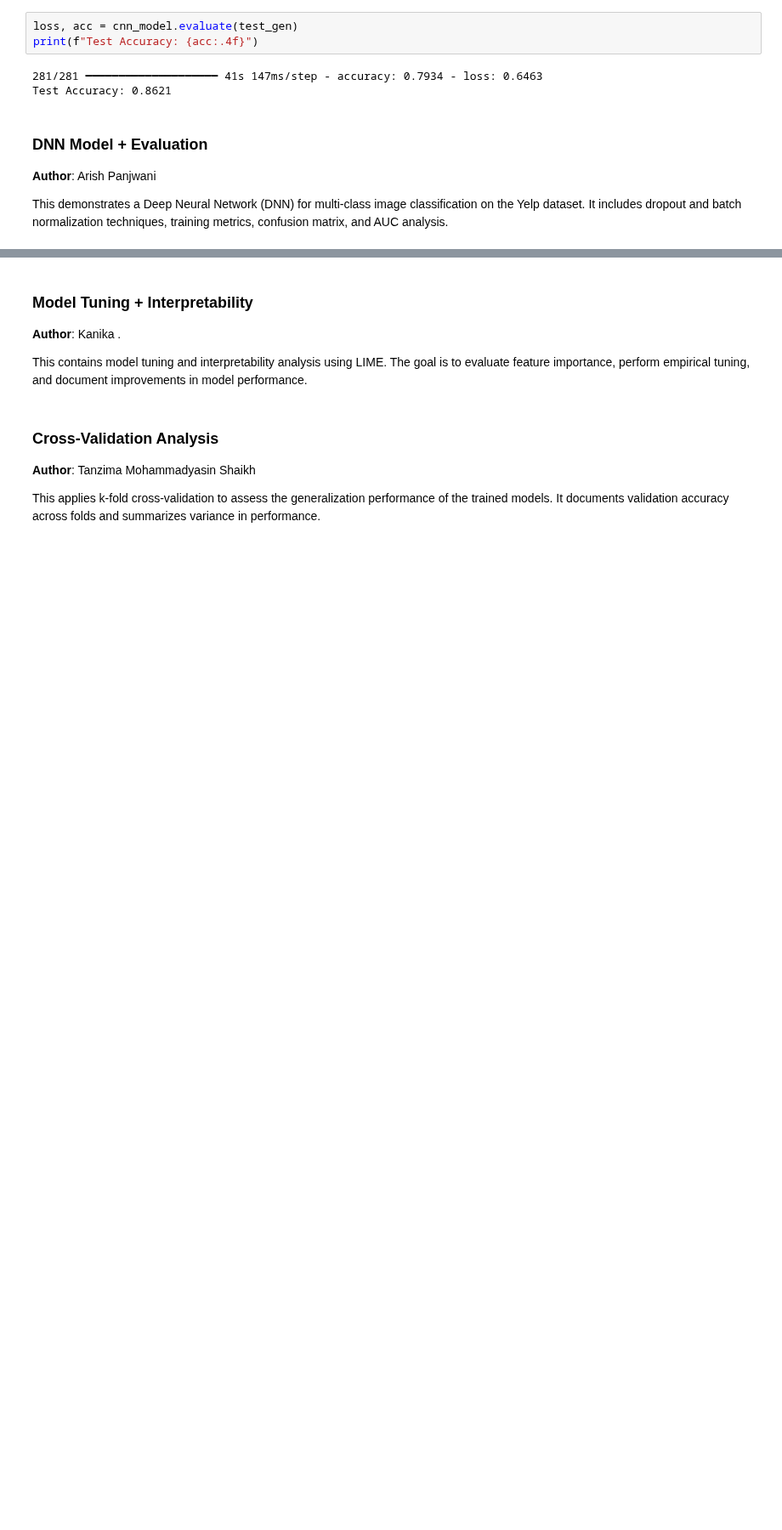
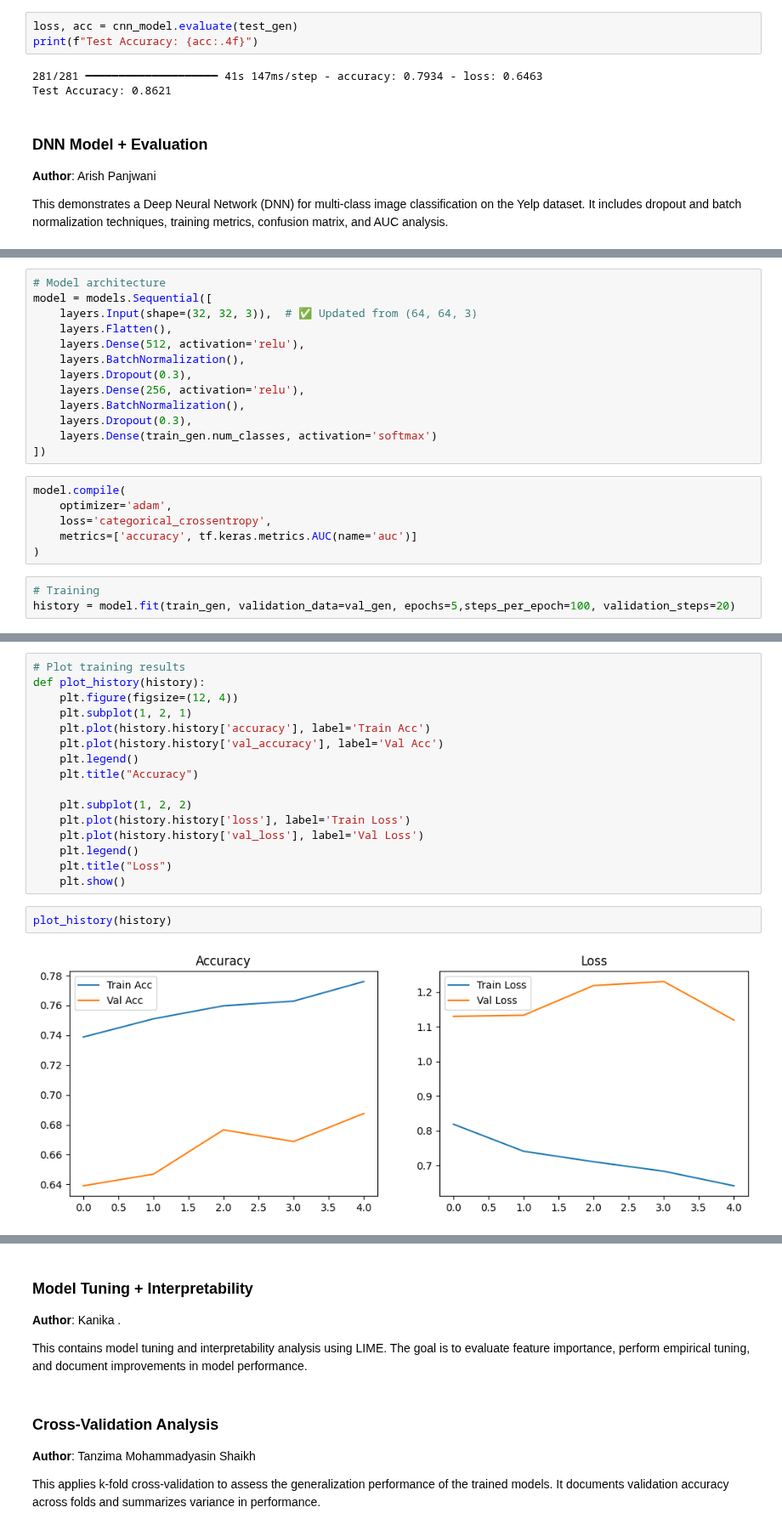
Before and after one commit to LCIT-AISC-T3-S25/Group3, a Jupyter notebook: AISC2008_Assignment1_Group3.ipynb, the cells around one changed output, grey strips where cells are left out. Shown at 85% size. Drawn from its saved outputs; the diff is of its cells as text; blank space fills up the shorter version.

Commit message:
DNN Model code with plotting and confusion matrix added

```diff
--- a/AISC2008_Assignment1_Group3.ipynb
+++ b/AISC2008_Assignment1_Group3.ipynb
@@ -1518,0 +1544,22 @@ This demonstrates a Deep Neural Network (DNN) for multi-class image classificati
+# %%
+# Model architecture
+model = models.Sequential([
+    layers.Input(shape=(32, 32, 3)),  # ✅ Updated from (64, 64, 3)
+    layers.Flatten(),
+    layers.Dense(512, activation='relu'),
+    layers.BatchNormalization(),
+    layers.Dropout(0.3),
+    layers.Dense(256, activation='relu'),
+    layers.BatchNormalization(),
+    layers.Dropout(0.3),
+    layers.Dense(train_gen.num_classes, activation='softmax')
+])
+# %%
+model.compile(
+    optimizer='adam',
+    loss='categorical_crossentropy',
+    metrics=['accuracy', tf.keras.metrics.AUC(name='auc')]
+)
+# %%
+# Training
+history = model.fit(train_gen, validation_data=val_gen, epochs=5,steps_per_epoch=100, validation_steps=20)
@@ -1518,0 +1577,20 @@ This demonstrates a Deep Neural Network (DNN) for multi-class image classificati
+# %%
+# Plot training results
+def plot_history(history):
+    plt.figure(figsize=(12, 4))
+    plt.subplot(1, 2, 1)
+    plt.plot(history.history['accuracy'], label='Train Acc')
+    plt.plot(history.history['val_accuracy'], label='Val Acc')
+    plt.legend()
+    plt.title("Accuracy")
+
+    plt.subplot(1, 2, 2)
+    plt.plot(history.history['loss'], label='Train Loss')
+    plt.plot(history.history['val_loss'], label='Val Loss')
+    plt.legend()
+    plt.title("Loss")
+    plt.show()
+# %%
+plot_history(history)
+# %% [output]
+[figure, added]
```
Also changed, not shown: parts of 13 cells of this notebook.
